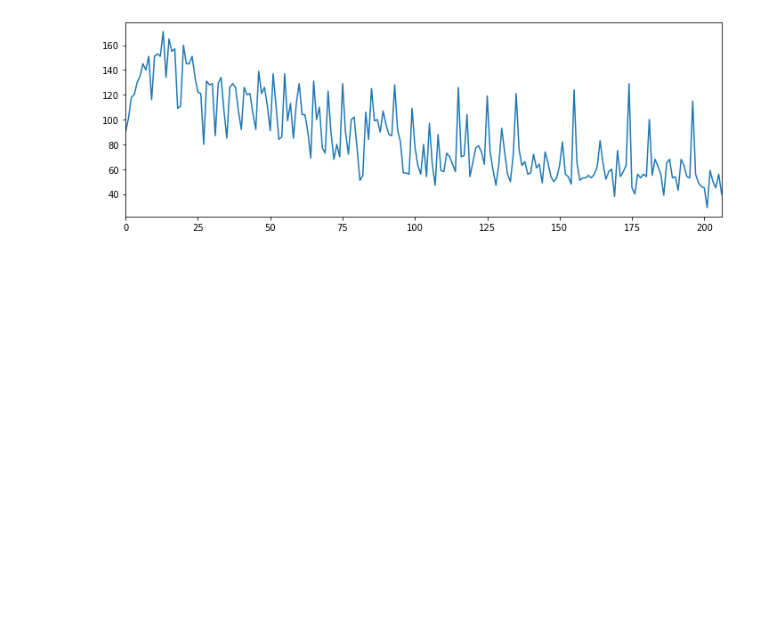
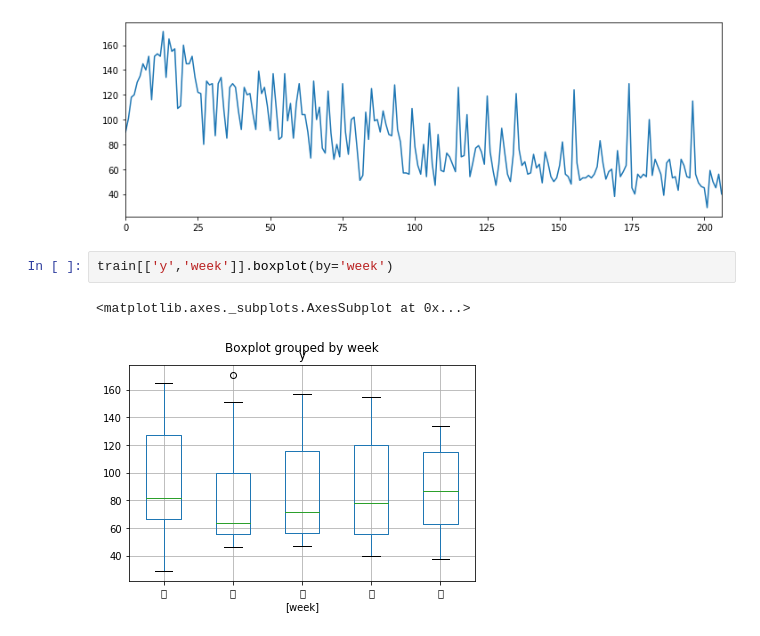
Before and after one commit to ducksfrogs/jpObent, a Jupyter notebook: jup/toPlot.ipynb, the cells around one changed output. Saved outputs shown, nothing was run; the diff lists cells and outputs as text; blank space fills up the shorter version.

```diff
--- a/jup/Untitled.ipynb
+++ b/jup/toPlot.ipynb
@@ -325,3 +325,8 @@ train['y'].plot(figsize=(12,4))
 # %% [output]
 <matplotlib.axes._subplots.AxesSubplot at 0x...>
 [figure]
+# %%
+train[['y','week']].boxplot(by='week')
+# %% [output]
+<matplotlib.axes._subplots.AxesSubplot at 0x...>
+[figure, added]
```
Also changed, not shown: parts of 4 cells of this notebook, 1 other file.
